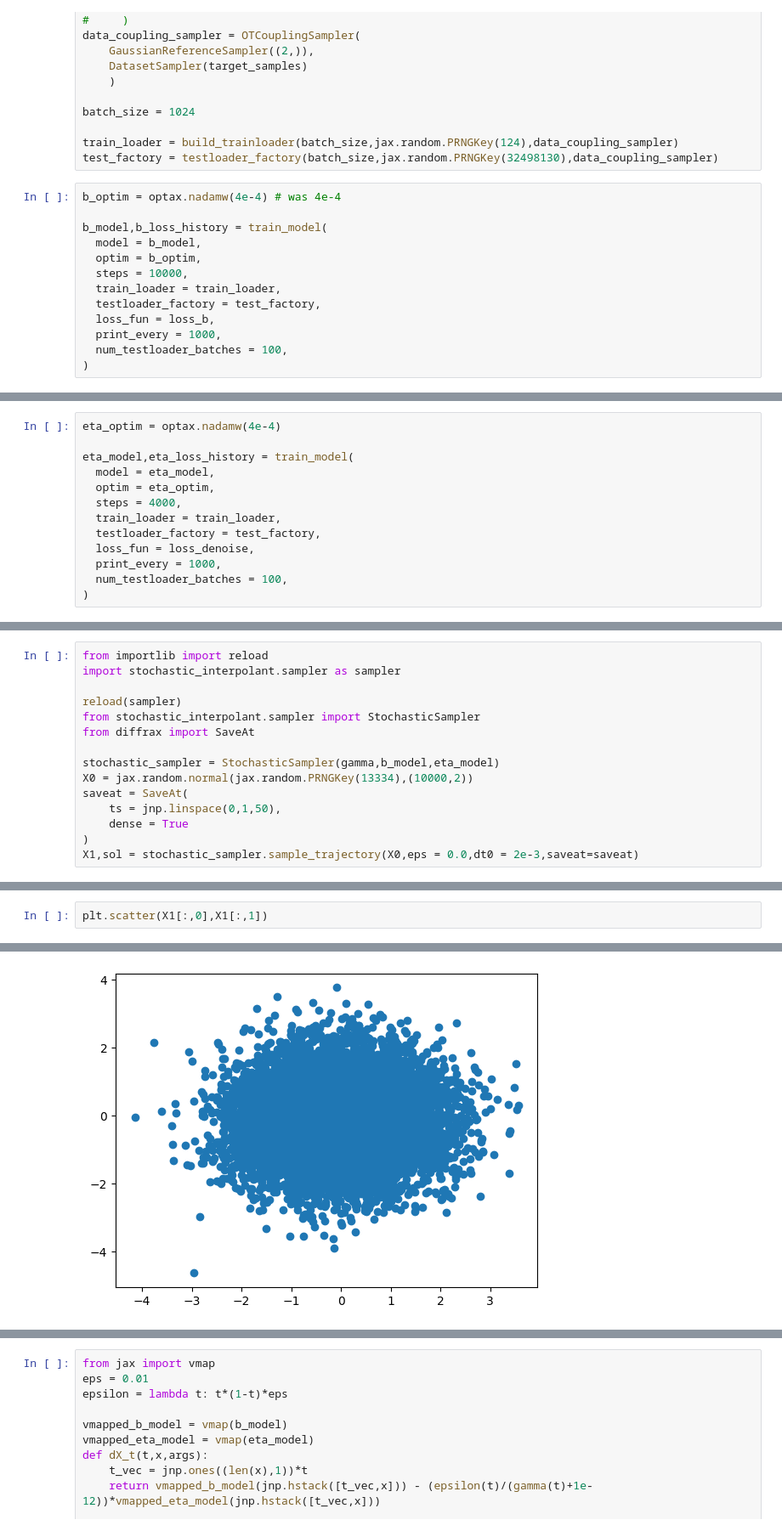
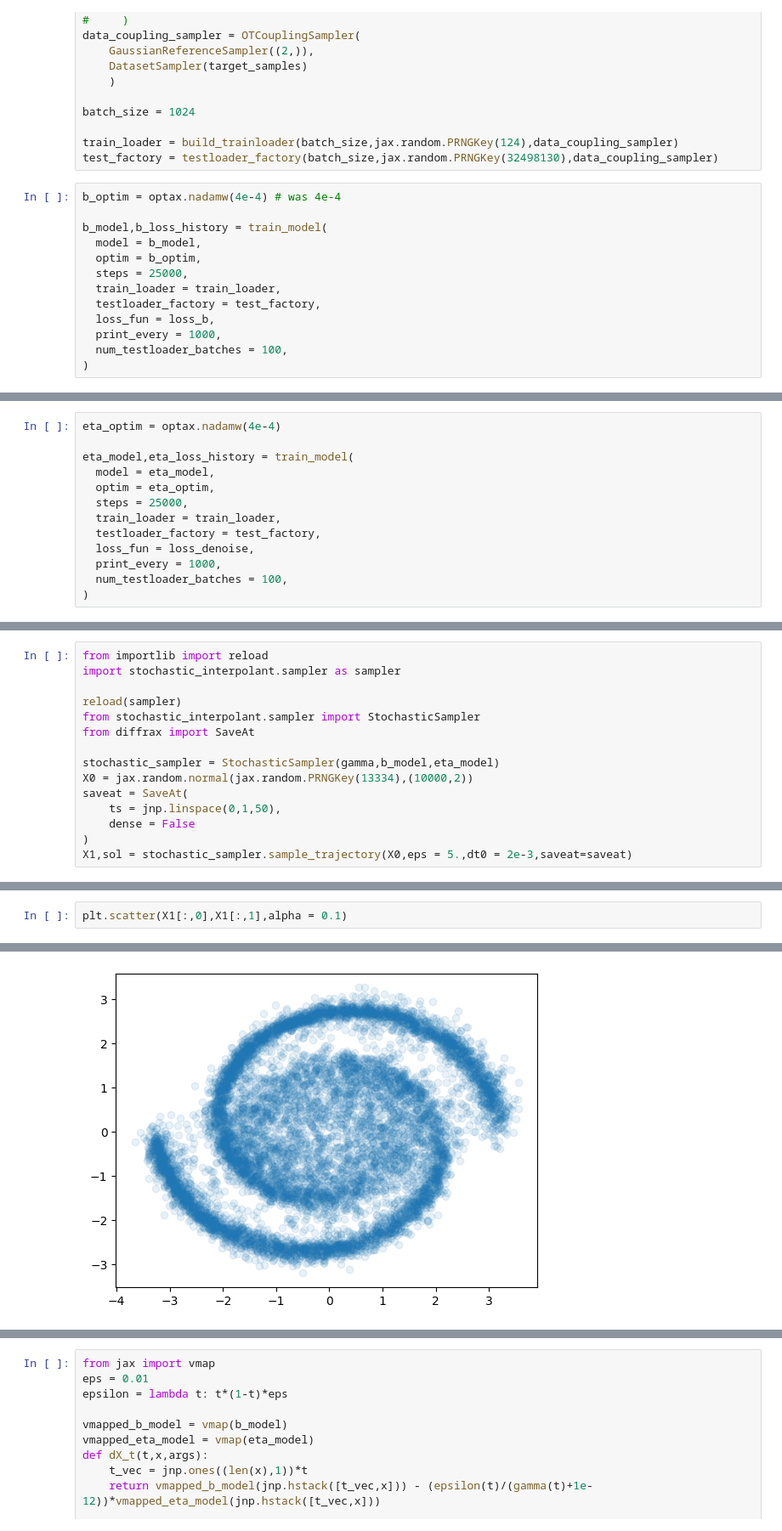
Before and after one commit to AHsu98/StoKAAsticInterpolants, a Jupyter notebook: ExampleNotebooks/SprialExampleDDC.ipynb, the cells around one changed output, grey strips where cells are left out. Shown at 85% size. Saved outputs shown, nothing was run; the diff lists cells and outputs as text.

```diff
--- a/ExampleNotebooks/SprialExampleDDC.ipynb
+++ b/ExampleNotebooks/SprialExampleDDC.ipynb
@@ -59,7 +59,7 @@ b_optim = optax.nadamw(4e-4) # was 4e-4
 b_model,b_loss_history = train_model(
   model = b_model,
   optim = b_optim,
-  steps = 10000,
+  steps = 25000,
   train_loader = train_loader,
   testloader_factory = test_factory,
   loss_fun = loss_b,
@@ -84,7 +90,7 @@ eta_optim = optax.nadamw(4e-4)
 eta_model,eta_loss_history = train_model(
   model = eta_model,
   optim = eta_optim,
-  steps = 4000,
+  steps = 25000,
   train_loader = train_loader,
   testloader_factory = test_factory,
   loss_fun = loss_denoise,
@@ -109,6 +127,6 @@ stochastic_sampler = StochasticSampler(gamma,b_model,eta_model)
 X0 = jax.random.normal(jax.random.PRNGKey(13334),(10000,2))
 saveat = SaveAt(
     ts = jnp.linspace(0,1,50),
-    dense = True
+    dense = False
 )
-X1,sol = stochastic_sampler.sample_trajectory(X0,eps = 0.0,dt0 = 2e-3,saveat=saveat)
+X1,sol = stochastic_sampler.sample_trajectory(X0,eps = 5.,dt0 = 2e-3,saveat=saveat)
@@ -117,8 +133,8 @@ X1,sol = stochastic_sampler.sample_trajectory(X0,eps = 0.0,dt0 = 2e-3,saveat=sav
 # %%
-plt.scatter(X1[:,0],X1[:,1])
+plt.scatter(X1[:,0],X1[:,1],alpha = 0.1)
 # %% [output]
 <matplotlib.collections.PathCollection at 0x...>
-[figure, old version]
+[figure, new version]
 # %%
 num_trajectories = 100
 
```
Also changed, not shown: parts of 9 cells of this notebook, 4 other files.
